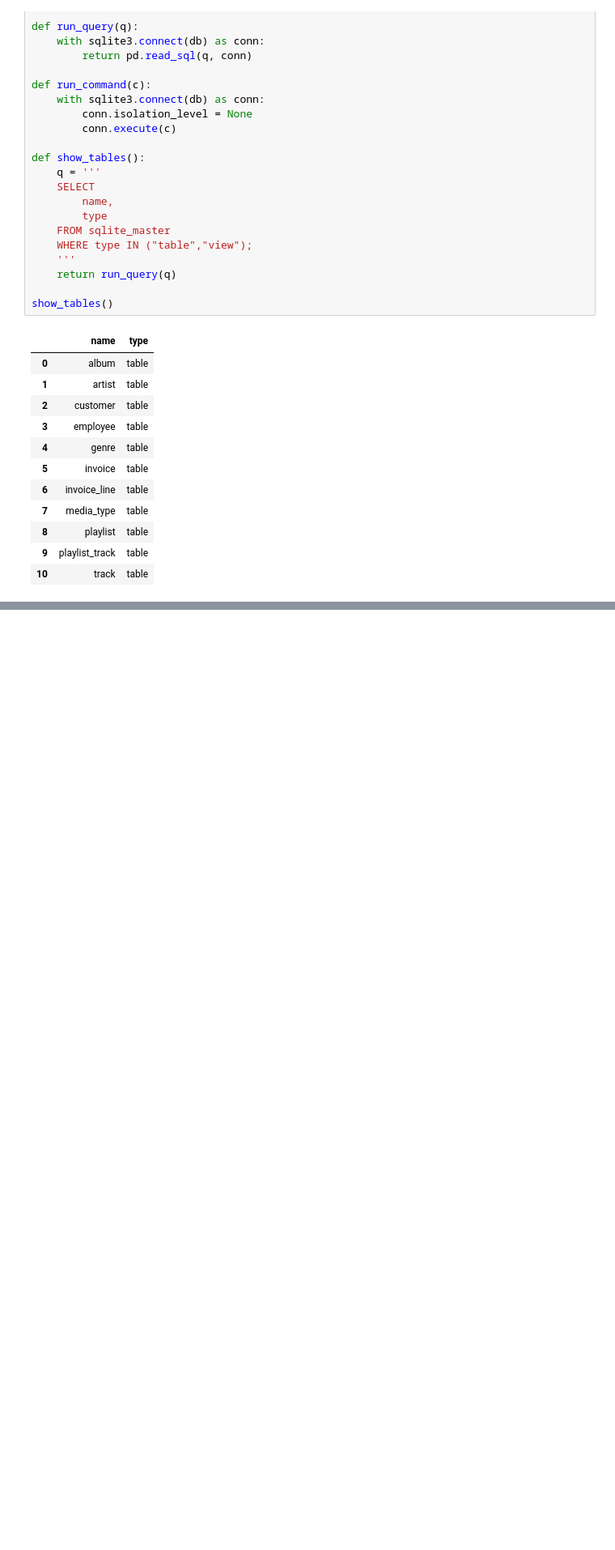
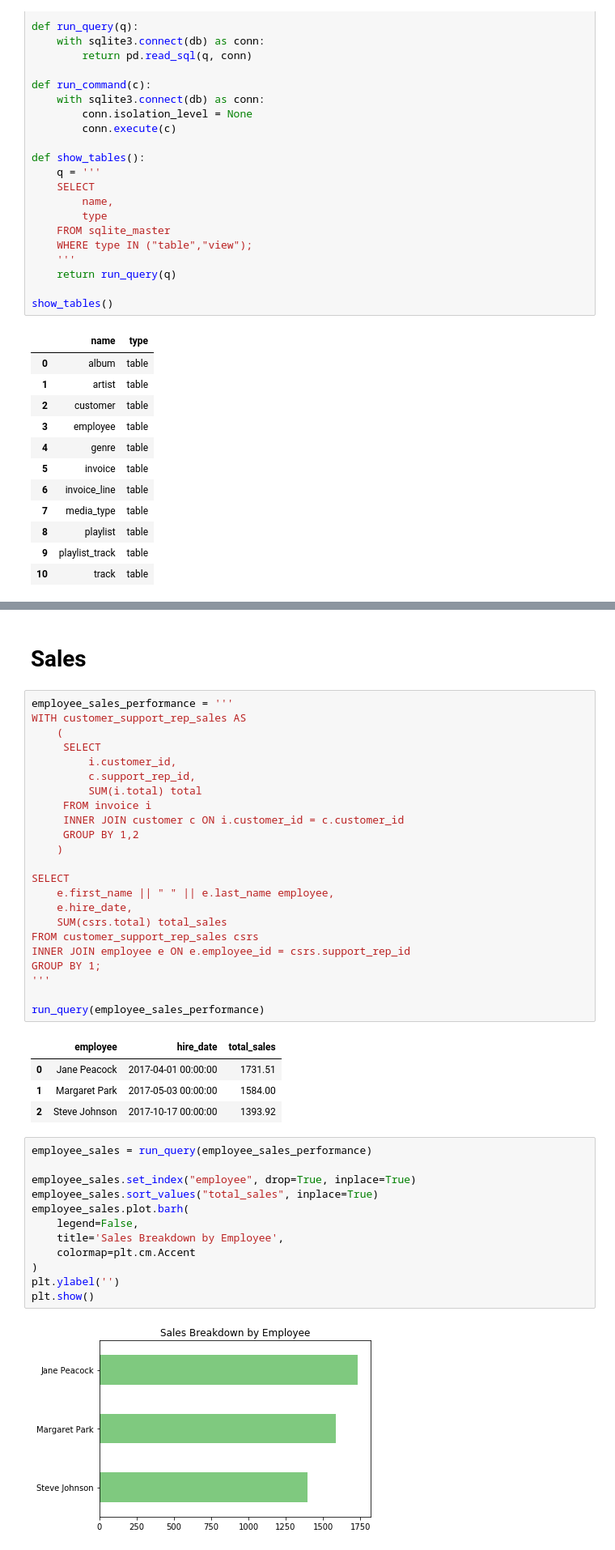
Before and after one commit to xander-bennett/SQL-Business-Queries, a Jupyter notebook: org_data.ipynb, the cells around one changed output, grey strips where cells are left out. Shown at 81% size. Cells and saved outputs as stored; diff of their text form; blank space fills up the shorter version.

```diff
--- a/org_data.ipynb
+++ b/org_data.ipynb
@@ -43,0 +112,44 @@ show_tables()
+# %% [markdown]
+# Sales
+# %%
+employee_sales_performance = '''
+WITH customer_support_rep_sales AS
+    (
+     SELECT
+         i.customer_id,
+         c.support_rep_id,
+         SUM(i.total) total
+     FROM invoice i
+     INNER JOIN customer c ON i.customer_id = c.customer_id
+     GROUP BY 1,2
+    )
+
+SELECT
+    e.first_name || " " || e.last_name employee,
+    e.hire_date,
+    SUM(csrs.total) total_sales
+FROM customer_support_rep_sales csrs
+INNER JOIN employee e ON e.employee_id = csrs.support_rep_id
+GROUP BY 1;
+'''
+
+run_query(employee_sales_performance)
+# %% [output]
+|  | employee | hire_date | total_sales |
+| 0 | Jane Peacock | 2017-04-01 00:00:00 | 1731.51 |
+| 1 | Margaret Park | 2017-05-03 00:00:00 | 1584.00 |
+| 2 | Steve Johnson | 2017-10-17 00:00:00 | 1393.92 |
+# %%
+employee_sales = run_query(employee_sales_performance)
+
+employee_sales.set_index("employee", drop=True, inplace=True)
+employee_sales.sort_values("total_sales", inplace=True)
+employee_sales.plot.barh(
+    legend=False,
+    title='Sales Breakdown by Employee',
+    colormap=plt.cm.Accent
+)
+plt.ylabel('')
+plt.show()
+# %% [output]
+[figure, added]
```
Also changed, not shown: parts of 13 cells of this notebook.
